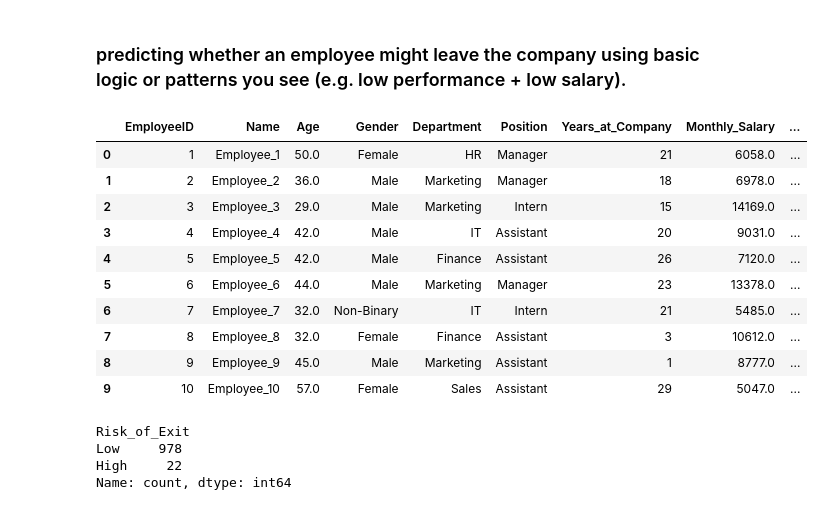
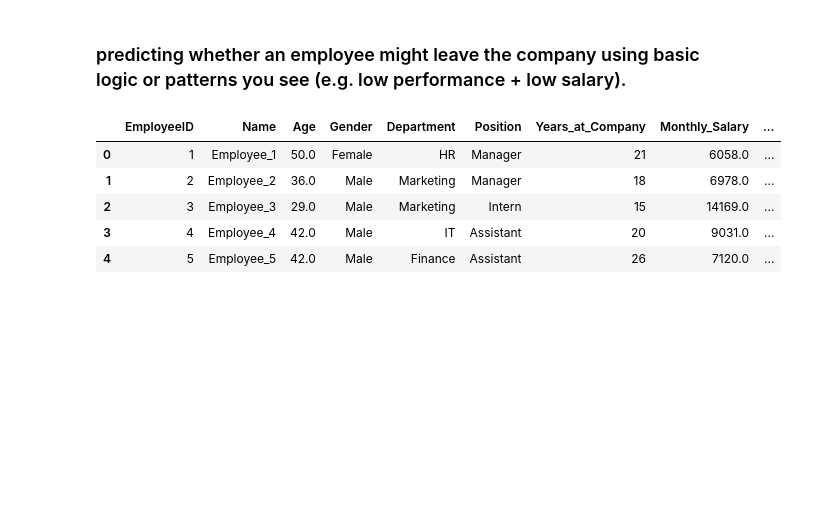
Before and after one commit to Chi-Matty/hr-employee-insights, a Jupyter notebook: hr_employee_data.ipynb, the cells around one changed output. Saved outputs shown, nothing was run; the diff lists cells and outputs as text; code cells hidden in the pictures; blank space fills up the shorter version.

```diff
--- a/hr_employee_data.ipynb
+++ b/hr_employee_data.ipynb
@@ -152,23 +143,11 @@ df.describe().round(2)
 # %%
 df['Risk_of_Exit'] = (df['Performance_Score'] < 3) & (df['Monthly_Salary'] < 3000)
 df['Risk_of_Exit'] = df['Risk_of_Exit'].map({True: 'High', False: 'Low'})
-df.head(10)
+df.head()
 # %% [output]
 |  | EmployeeID | Name | Age | Gender | Department | Position | Years_at_Company | Monthly_Salary | ... |
 | 0 | 1 | Employee_1 | 50.0 | Female | HR | Manager | 21 | 6058.0 | ... |
 | 1 | 2 | Employee_2 | 36.0 | Male | Marketing | Manager | 18 | 6978.0 | ... |
 | 2 | 3 | Employee_3 | 29.0 | Male | Marketing | Intern | 15 | 14169.0 | ... |
 | 3 | 4 | Employee_4 | 42.0 | Male | IT | Assistant | 20 | 9031.0 | ... |
 | 4 | 5 | Employee_5 | 42.0 | Male | Finance | Assistant | 26 | 7120.0 | ... |
-| 5 | 6 | Employee_6 | 44.0 | Male | Marketing | Manager | 23 | 13378.0 | ... |
-| 6 | 7 | Employee_7 | 32.0 | Non-Binary | IT | Intern | 21 | 5485.0 | ... |
-| 7 | 8 | Employee_8 | 32.0 | Female | Finance | Assistant | 3 | 10612.0 | ... |
-| 8 | 9 | Employee_9 | 45.0 | Male | Marketing | Assistant | 1 | 8777.0 | ... |
-| 9 | 10 | Employee_10 | 57.0 | Female | Sales | Assistant | 29 | 5047.0 | ... |
-# %%
-df['Risk_of_Exit'].value_counts()
-# %% [output]
-Risk_of_Exit
-Low     978
-High     22
-Name: count, dtype: int64
```
Also changed, not shown: parts of 13 cells of this notebook.
